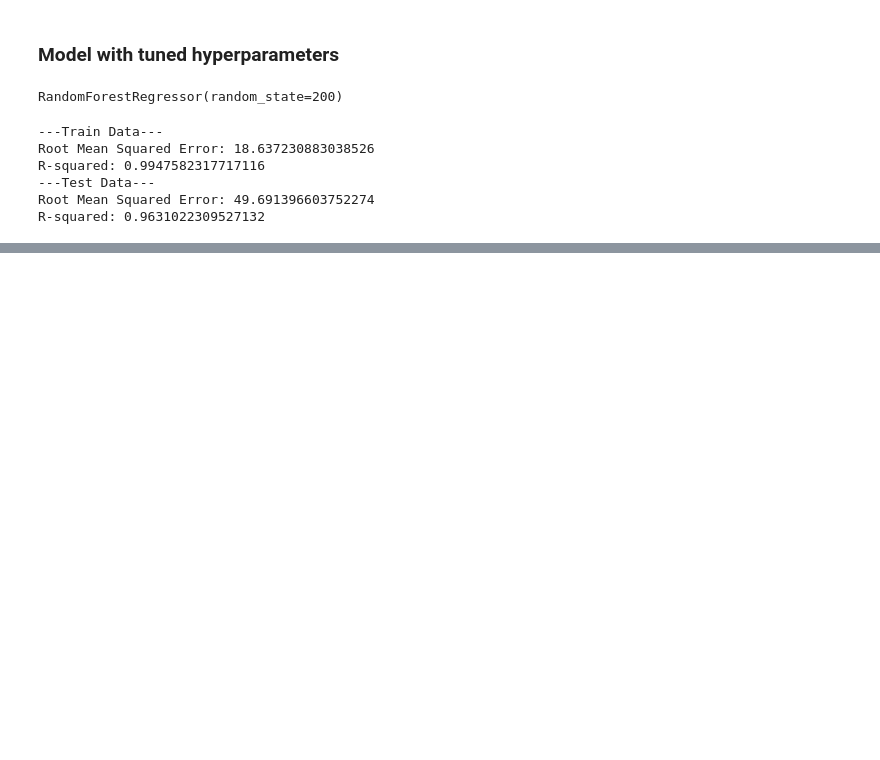
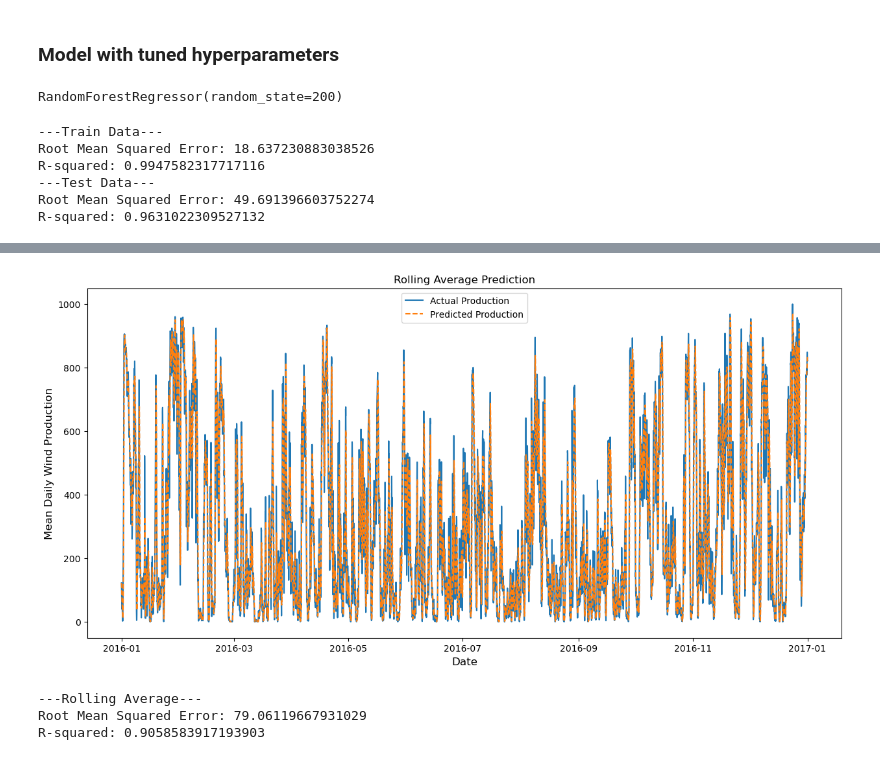
Before and after one commit to cayopolo/wind_forecast_model, a Jupyter notebook: wind_forecast_notebook.ipynb, the cells around one changed output, grey strips where cells are left out. Saved outputs shown, nothing was run; the diff lists cells and outputs as text; code cells hidden in the pictures; blank space fills up the shorter version.

Commit message:
Rolling Average Algorithm added

```diff
--- a/wind_forecast_notebook.ipynb
+++ b/wind_forecast_notebook.ipynb
@@ -286,0 +289,4 @@ R-squared: 0.9631022309527132
+# %%
+# Define window size for moving average algorithm
+data.loc[:, 'PZ_2 Forecast'] = data['Wind Production PZ_2'].rolling(window=7, min_periods=1).mean()
+data
@@ -286,0 +308,22 @@ R-squared: 0.9631022309527132
+# %%
+# Plot rolling average model
+plt.figure(figsize=(15,7))
+plt.title('Rolling Average Prediction')
+plt.plot(data['Wind Production PZ_2'],label='Actual Production')
+plt.plot(data['PZ_2 Forecast'], label= 'Predicted Production', linestyle = 'dashed')
+plt.ylabel('Mean Daily Wind Production', fontsize = 12)
+plt.xlabel('Date', fontsize = 12)
+plt.legend()
+plt.show()
+# %% [output]
+[figure, added]
+# %%
+rmse = mean_squared_error(data['Wind Production PZ_2'], data['PZ_2 Forecast'], squared=False)
+r2 = r2_score(data['Wind Production PZ_2'], data['PZ_2 Forecast'])
+print("---Rolling Average---")
+print("Root Mean Squared Error:", rmse)
+print("R-squared:", r2)
+# %% [output]
+---Rolling Average---
+Root Mean Squared Error: 79.06119667931029
+R-squared: 0.9058583917193903
```
Also changed, not shown: parts of 2 cells of this notebook.
